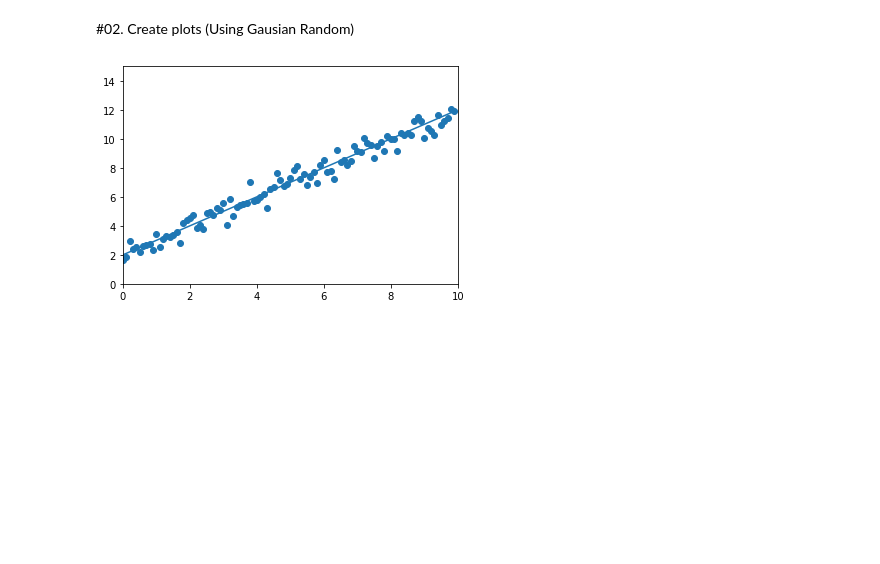
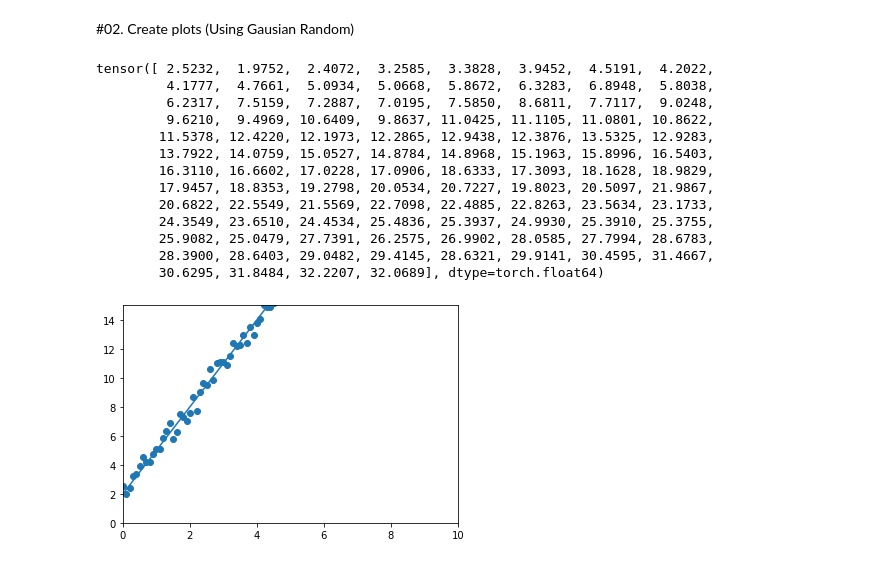
Before and after one commit to CJavaPython/AssignmentFolder, a Jupyter notebook: Assignment02/Assignment02.ipynb, the cells around one changed output. Saved outputs shown, nothing was run; the diff lists cells and outputs as text; code cells hidden in the pictures; blank space fills up the shorter version.

```diff
--- a/Assignment02/Assignment02.ipynb
+++ b/Assignment02/Assignment02.ipynb
@@ -6,13 +6,12 @@ import matplotlib.pyplot as plt
 #01. Create Line : $y$ =  $\theta$$_0$$x$ + $\theta$$_1$
 # %%
 #if theta 0 = 1 and theta 1 = 2
-def hypothesis(t1, t2, x):
+def linearLine(t1, t2, x):
   return t1 * x + t2
-#array는 사용하지 않아요
-x = np.arange(0, 10, 0.1)
-y = hypothesis(1, 2, x)
-
-plt.plot(x, y)
+x = torch.arange(0, 10, 0.1)
+#y = 3 * x + 2
+y_hat = linearLine(3, 2, x)
+plt.plot(x, y_hat)
 plt.axis([0,10,0,15])
 plt.show()
 # %% [output]
@@ -22,15 +38,28 @@ plt.show()
 # %%
 #정규분포를 변경한 과정도 github에 추가하자
 
 #2-1. 가우시안 분포도 : 분포도 체크
-def create_Rand(x1, y):
-  return y + np.random.normal(0, 0.5, y.size)
+def create_Rand(x, y):
+  return y + np.random.normal(0, 0.5, y.size())
 
-y_2 = create_Rand(x, y)
-
-plt.plot(x, y)
-plt.scatter(x, y_2)
+y = create_Rand(x, y_hat)
+print(y)
+plt.plot(x, y_hat)
+plt.scatter(x, y)
 plt.axis([0,10,0,15])
 plt.show()
 # %% [output]
+tensor([ 2.5232,  1.9752,  2.4072,  3.2585,  3.3828,  3.9452,  4.5191,  4.2022,
+         4.1777,  4.7661,  5.0934,  5.0668,  5.8672,  6.3283,  6.8948,  5.8038,
+         6.2317,  7.5159,  7.2887,  7.0195,  7.5850,  8.6811,  7.7117,  9.0248,
+         9.6210,  9.4969, 10.6409,  9.8637, 11.0425, 11.1105, 11.0801, 10.8622,
+        11.5378, 12.4220, 12.1973, 12.2865, 12.9438, 12.3876, 13.5325, 12.9283,
+        13.7922, 14.0759, 15.0527, 14.8784, 14.8968, 15.1963, 15.8996, 16.5403,
+        16.3110, 16.6602, 17.0228, 17.0906, 18.6333, 17.3093, 18.1628, 18.9829,
+        17.9457, 18.8353, 19.2798, 20.0534, 20.7227, 19.8023, 20.5097, 21.9867,
+        20.6822, 22.5549, 21.5569, 22.7098, 22.4885, 22.8263, 23.5634, 23.1733,
+        24.3549, 23.6510, 24.4534, 25.4836, 25.3937, 24.9930, 25.3910, 25.3755,
+        25.9082, 25.0479, 27.7391, 26.2575, 26.9902, 28.0585, 27.7994, 28.6783,
+        28.3900, 28.6403, 29.0482, 29.4145, 28.6321, 29.9141, 30.4595, 31.4667,
+        30.6295, 31.8484, 32.2207, 32.0689], dtype=torch.float64)
-[figure, old version]
+[figure, new version]
```
Also changed, not shown: parts of 3 cells of this notebook.
